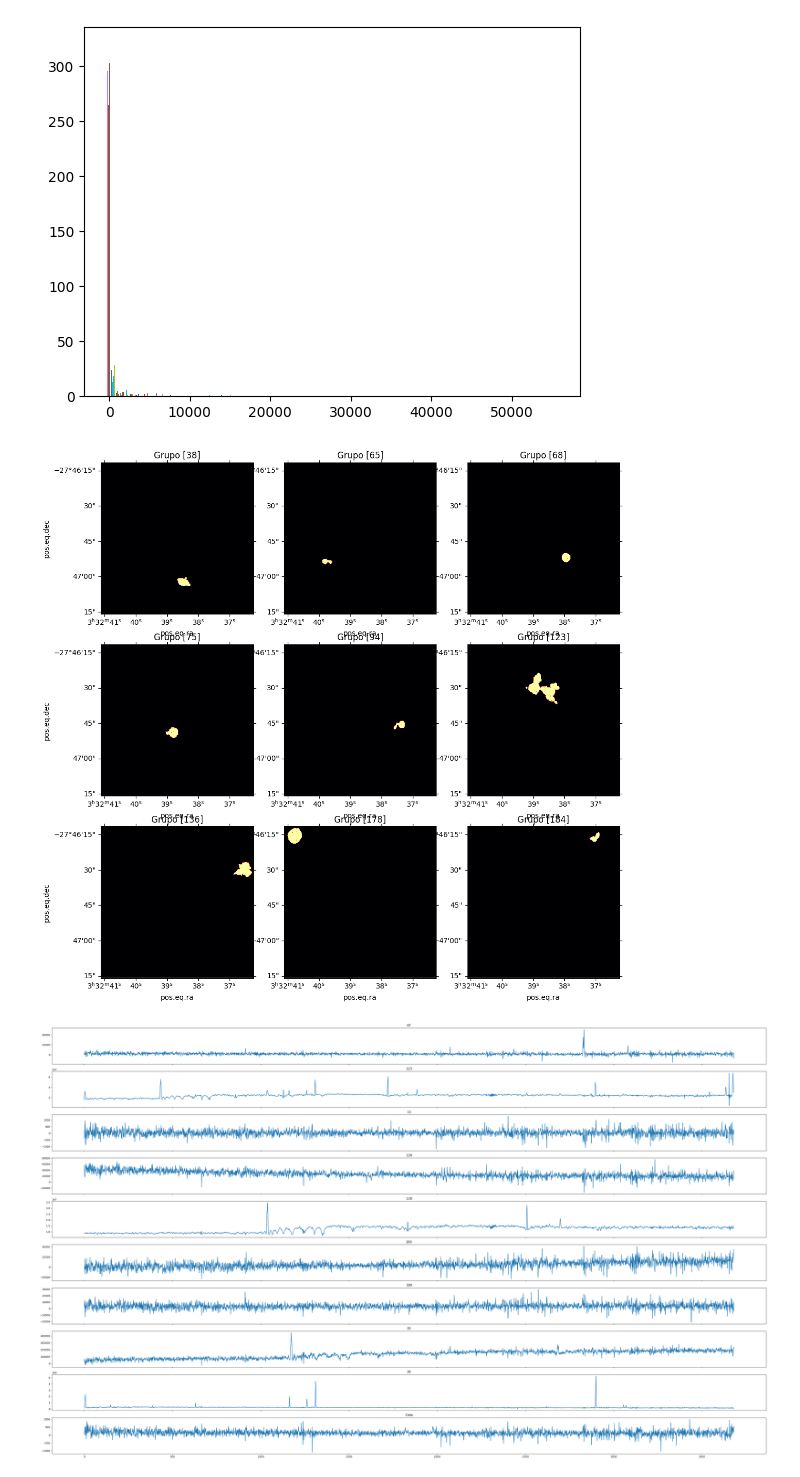
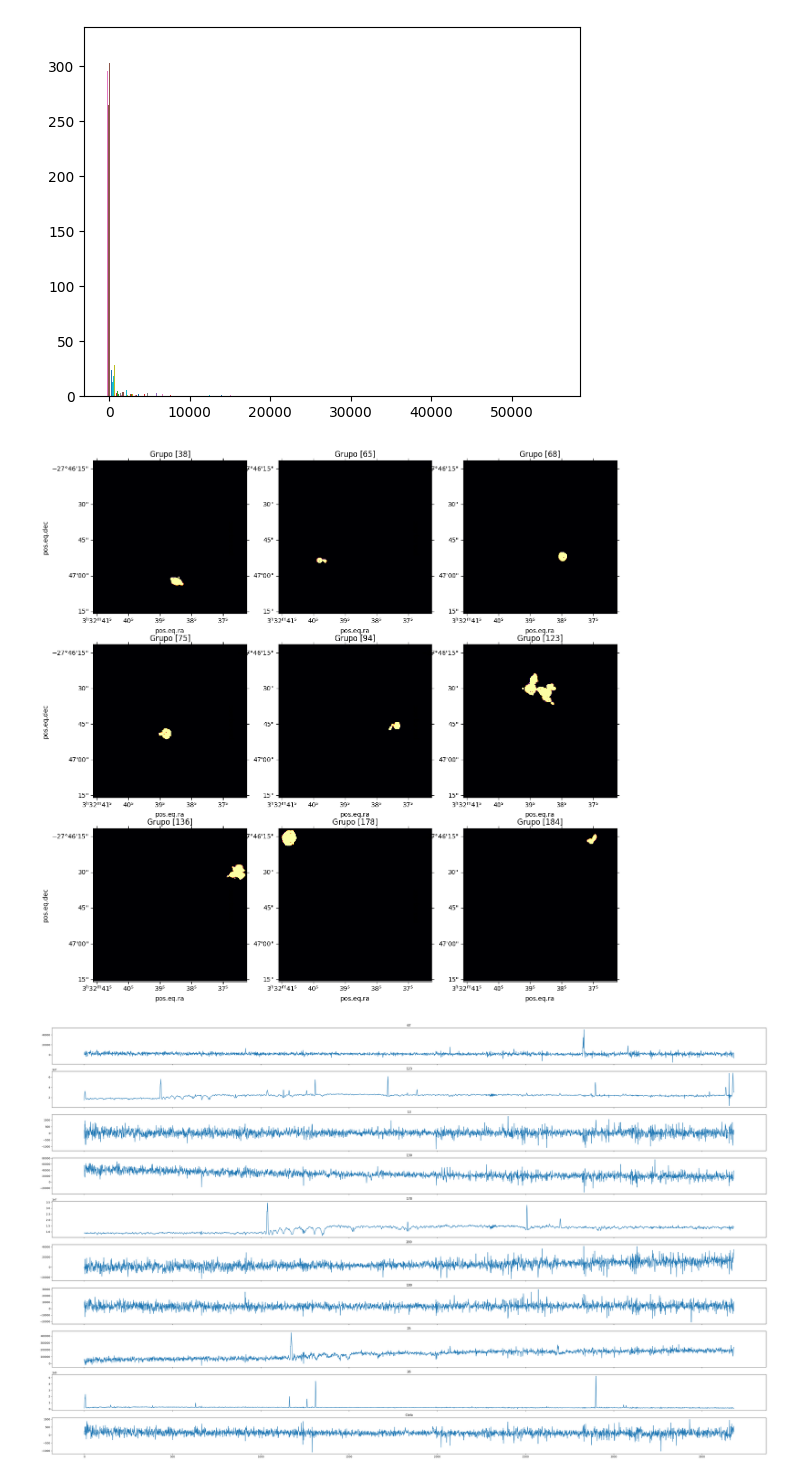
Before and after one commit to CrushinAngel/Galaxias-en-Deep-Fields, a Jupyter notebook: Deep_Fields.ipynb, the cells around one changed output. Cells and saved outputs as stored; diff of their text form; code cells hidden in the pictures.

```diff
--- a/Deep_Fields.ipynb
+++ b/Deep_Fields.ipynb
@@ -276,14 +276,14 @@ print()
 1390.4058
 [figure]
 # %%
-fig = plt.figure(figsize = (13, 13))
+fig = plt.figure(figsize = (15, 15))
 
 for i in range(9):
   indice = lista_ind[i+1] + 1
   grupo = labels_im == indice
-  plt.subplot(3, 3, i+1,projection=wcs)
+  plt.subplot(3, 3, i+1, projection = wcs)
   plt.imshow(grupo, cmap = 'inferno')
   plt.title(f'Grupo {indice}')
 # %% [output]
-[figure, old version]
+[figure, new version]
 # %%
```
Also changed, not shown: parts of 4 cells of this notebook.
